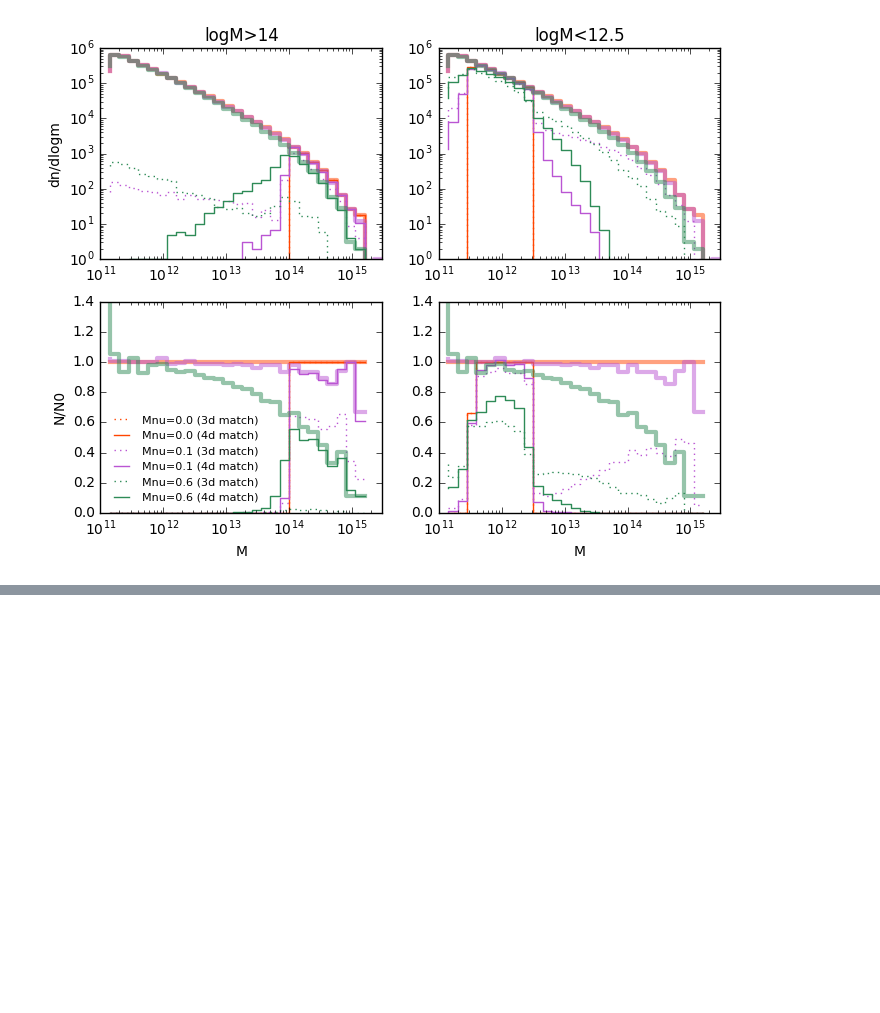
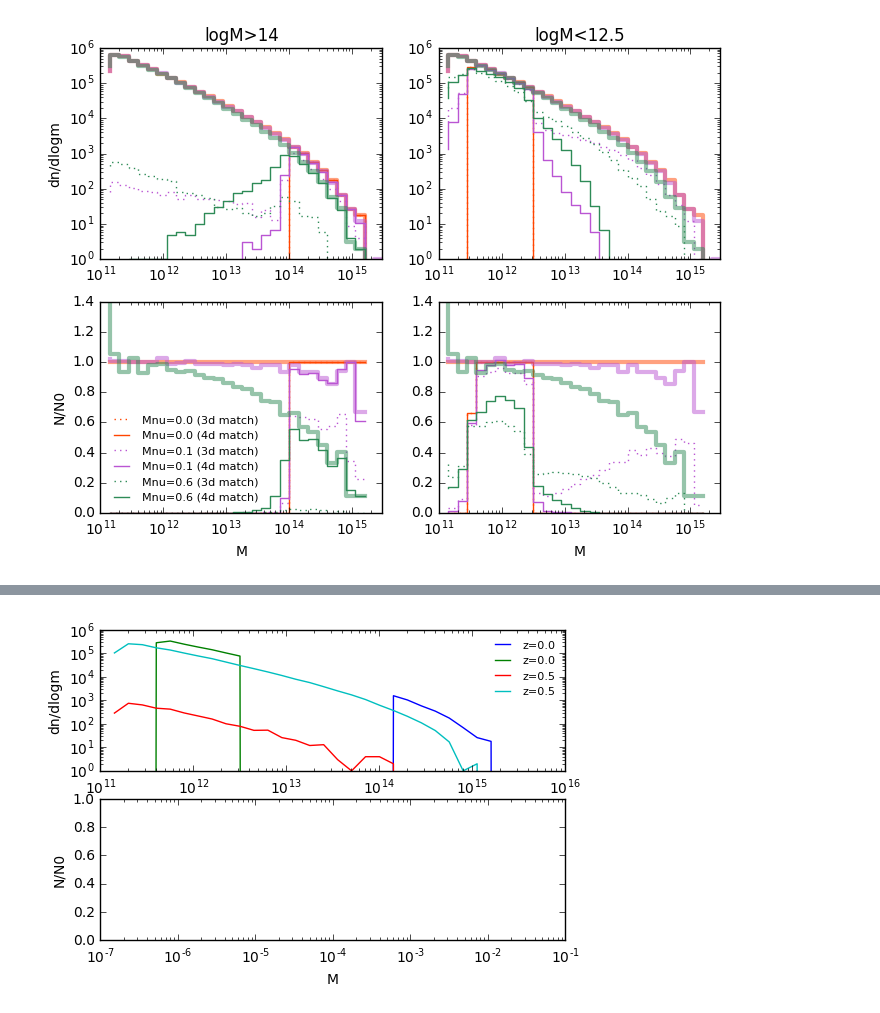
Before and after one commit to liuxx479/NUassemblybias, a Jupyter notebook: AB.ipynb, the cells around one changed output, grey strips where cells are left out. Drawn from its saved outputs; the diff is of its cells as text; code cells hidden in the pictures; blank space fills up the shorter version.

```diff
--- a/AB.ipynb
+++ b/AB.ipynb
@@ -643,3 +678,9 @@ show()
 ######### next try match ID #######
 ID0, Mvir0, Vmax0, Rvir0, Rs0, x0, y0, z0, Spin0, PID0 = load('cat/mnv_0.0_66_parents.npy').T
 ID0b, Mvir0b, Vmax0b, Rvir0b, Rs0b, x0b, y0b, z0b, Spin0b, PID0b = load('cat/mnv_0.0_56_parents.npy').T
+
+IDcomb, idx0, idx0b = intersect1d(ID0, ID0b, return_indices=1)
+Mvir0_sort = Mvir0[idx0]
+Mvir0b_sort = Mvir0b[idx0b]
+
+print ID0.shape, ID0b.shape, IDcomb.shape, Mvir0_sort.shape, Mvir0b_sort.shape
@@ -645,0 +693,25 @@ ID0b, Mvir0b, Vmax0b, Rvir0b, Rs0b, x0b, y0b, z0b, Spin0b, PID0b = load('cat/mnv
+# %%
+ibins=logspace(11, 15.5, 31)
+idxcut14_sort=where(Mvir0_sort>10**14)[0]
+idxcut12_sort=where((Mvir0_sort<10**12.5) & (Mvir0_sort>10**11.5))[0]
+
+hist14 = [histogram(imvir[idxcut14_sort], bins=ibins)[0]
+            for imvir in [Mvir0_sort, Mvir0b_sort]]
+hist12 = [histogram(imvir[idxcut12_sort], bins=ibins)[0]
+            for imvir in [Mvir0_sort, Mvir0b_sort]]
+
+f, (ax1,ax2) = subplots(2,1,figsize=(6,4))
+for i in range(2):
+    ax1.plot(ibins[1:], hist14[i], label='z=%.1f'%([0,0.5][i]))
+    ax1.plot(ibins[1:], hist12[i], label='z=%.1f'%([0,0.5][i]))
+    #ax1.plot(ibins[1:], hist12[i].astype(float)/hist14[0])
+
+ax1.legend(fontsize=8, frameon=0)
+ax1.set_xscale('log');ax2.set_xscale('log')
+ax1.set_yscale('log')
+ax2.set_xlabel('M')
+ax1.set_ylabel('dn/dlogm')
+ax2.set_ylabel('N/N0')
+show()
+# %% [output]
+[figure, added]
```
Also changed, not shown: parts of 9 cells of this notebook.
